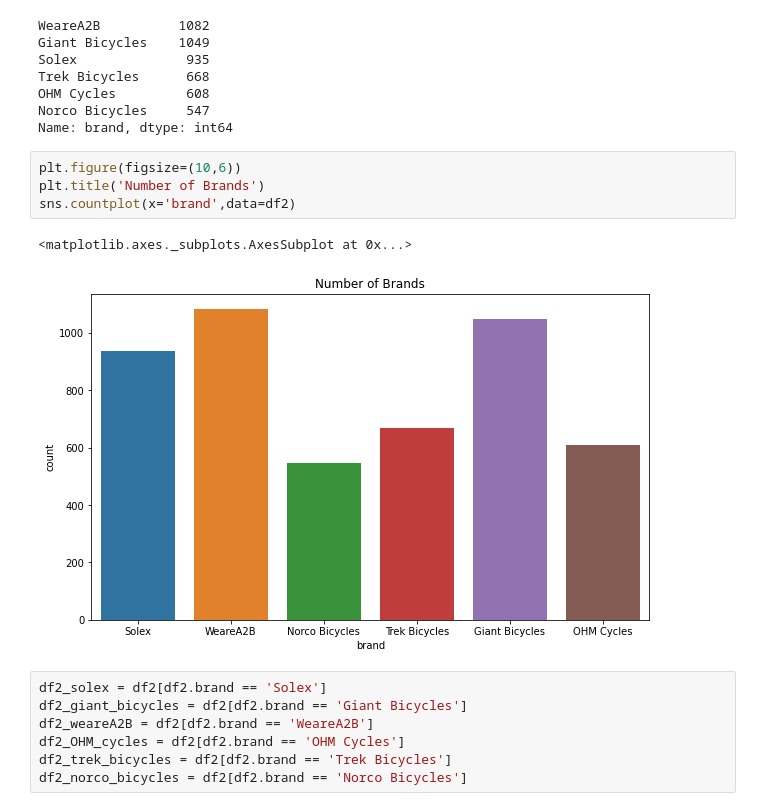
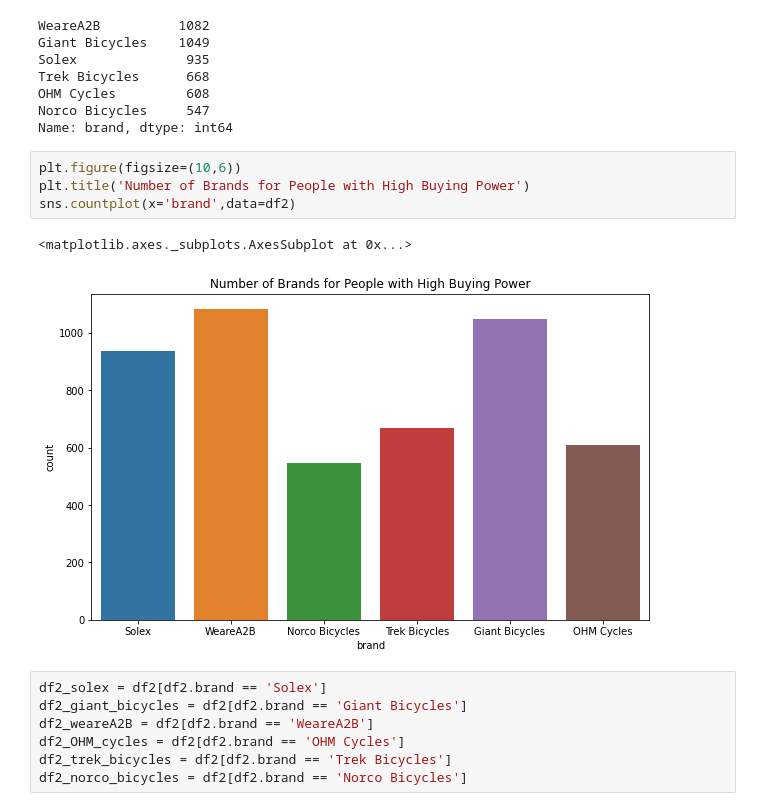
Before and after one commit to Dennieeeee/KPMG-Customer-Analytics-Project, a Jupyter notebook: Early_EDA_and_Descriptive_Statistics.ipynb, the cells around one changed output. Drawn from its saved outputs; the diff is of its cells as text.

```diff
--- a/Early_EDA_and_Descriptive_Statistics.ipynb
+++ b/Early_EDA_and_Descriptive_Statistics.ipynb
@@ -390,11 +366,11 @@ Norco Bicycles     547
 Name: brand, dtype: int64
 # %%
 plt.figure(figsize=(10,6))
-plt.title('Number of Brands')
+plt.title('Number of Brands for People with High Buying Power')
 sns.countplot(x='brand',data=df2)
 # %% [output]
 <matplotlib.axes._subplots.AxesSubplot at 0x...>
-[figure, old version]
+[figure, new version]
 # %%
 df2_solex = df2[df2.brand == 'Solex']
 df2_giant_bicycles = df2[df2.brand == 'Giant Bicycles']
```
Also changed, not shown: parts of 5 cells of this notebook.
